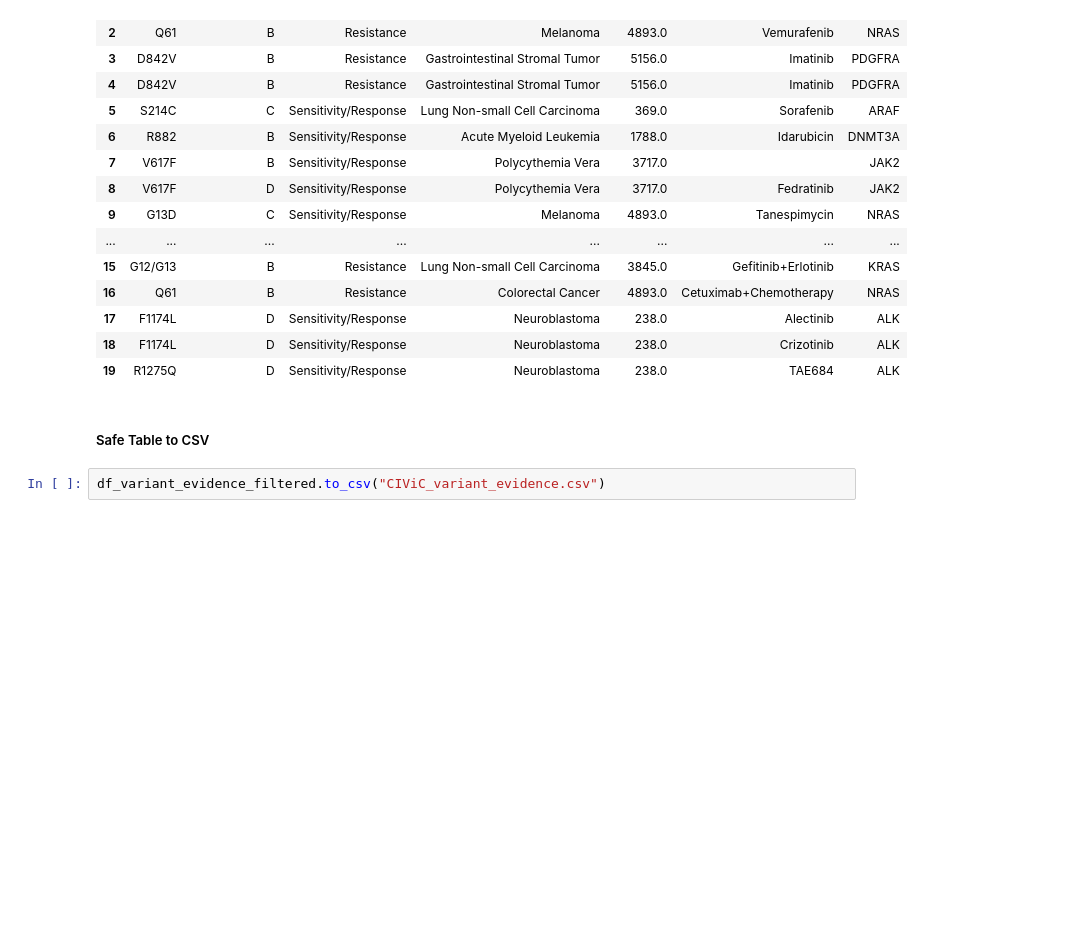
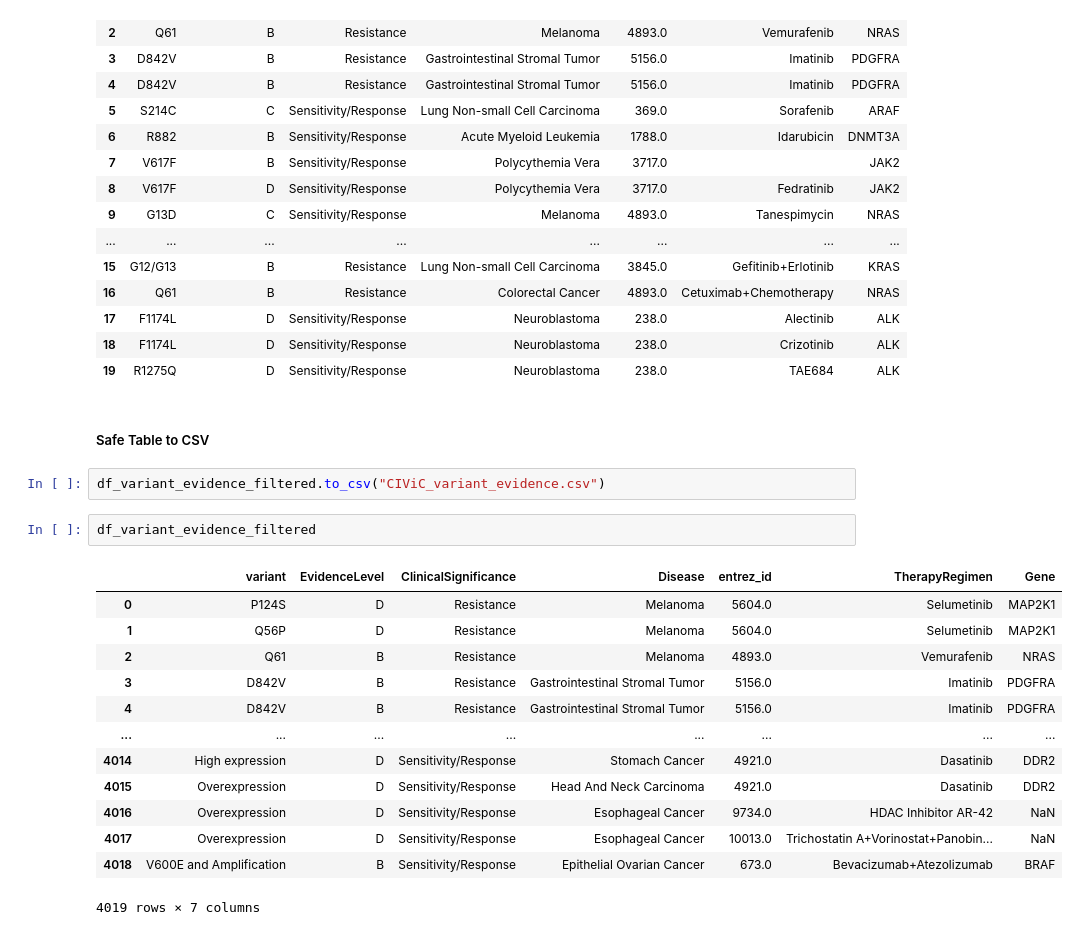
Before and after one commit to jmichuda/bmi-210-final-project, a Jupyter notebook: src/CIViC_API_Usage.ipynb, the cells around one changed output. Cells and saved outputs as stored; diff of their text form; blank space fills up the shorter version.

```diff
--- a/src/CIViC_API_Usage.ipynb
+++ b/src/CIViC_API_Usage.ipynb
@@ -140,3 +161,19 @@ df_variant_evidence_filtered.head(20)
 ##### Safe Table to CSV
 # %%
 df_variant_evidence_filtered.to_csv("CIViC_variant_evidence.csv")
+# %%
+df_variant_evidence_filtered
+# %% [output]
+|  | variant | EvidenceLevel | ClinicalSignificance | Disease | entrez_id | TherapyRegimen | Gene |
+| 0 | P124S | D | Resistance | Melanoma | 5604.0 | Selumetinib | MAP2K1 |
+| 1 | Q56P | D | Resistance | Melanoma | 5604.0 | Selumetinib | MAP2K1 |
+| 2 | Q61 | B | Resistance | Melanoma | 4893.0 | Vemurafenib | NRAS |
+| 3 | D842V | B | Resistance | Gastrointestinal Stromal Tumor | 5156.0 | Imatinib | PDGFRA |
+| 4 | D842V | B | Resistance | Gastrointestinal Stromal Tumor | 5156.0 | Imatinib | PDGFRA |
+| ... | ... | ... | ... | ... | ... | ... | ... |
+| 4014 | High expression | D | Sensitivity/Response | Stomach Cancer | 4921.0 | Dasatinib | DDR2 |
+| 4015 | Overexpression | D | Sensitivity/Response | Head And Neck Carcinoma | 4921.0 | Dasatinib | DDR2 |
+| 4016 | Overexpression | D | Sensitivity/Response | Esophageal Cancer | 9734.0 | HDAC Inhibitor AR-42 | NaN |
+| 4017 | Overexpression | D | Sensitivity/Response | Esophageal Cancer | 10013.0 | Trichostatin A+Vorinostat+Panobin... | NaN |
+| 4018 | V600E and Amplification | B | Sensitivity/Response | Epithelial Ovarian Cancer | 673.0 | Bevacizumab+Atezolizumab | BRAF |
+4019 rows × 7 columns
```
Also changed, not shown: parts of 7 cells of this notebook, 8 other files.
